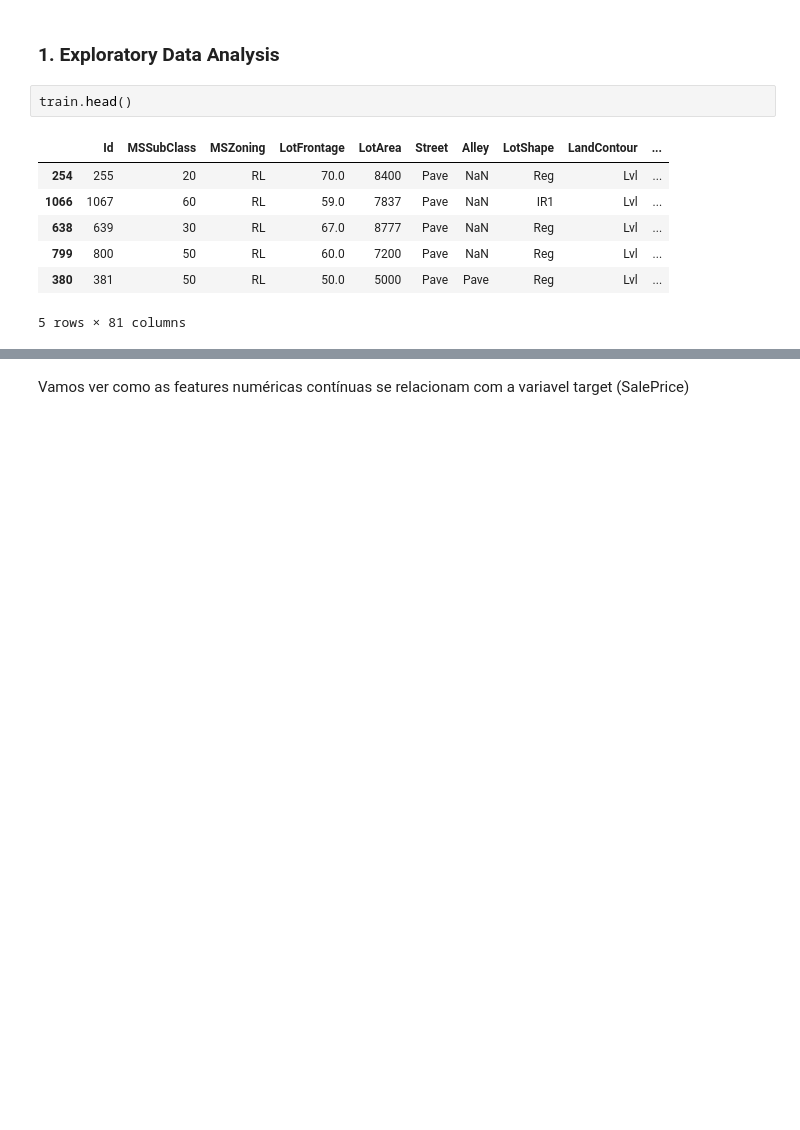
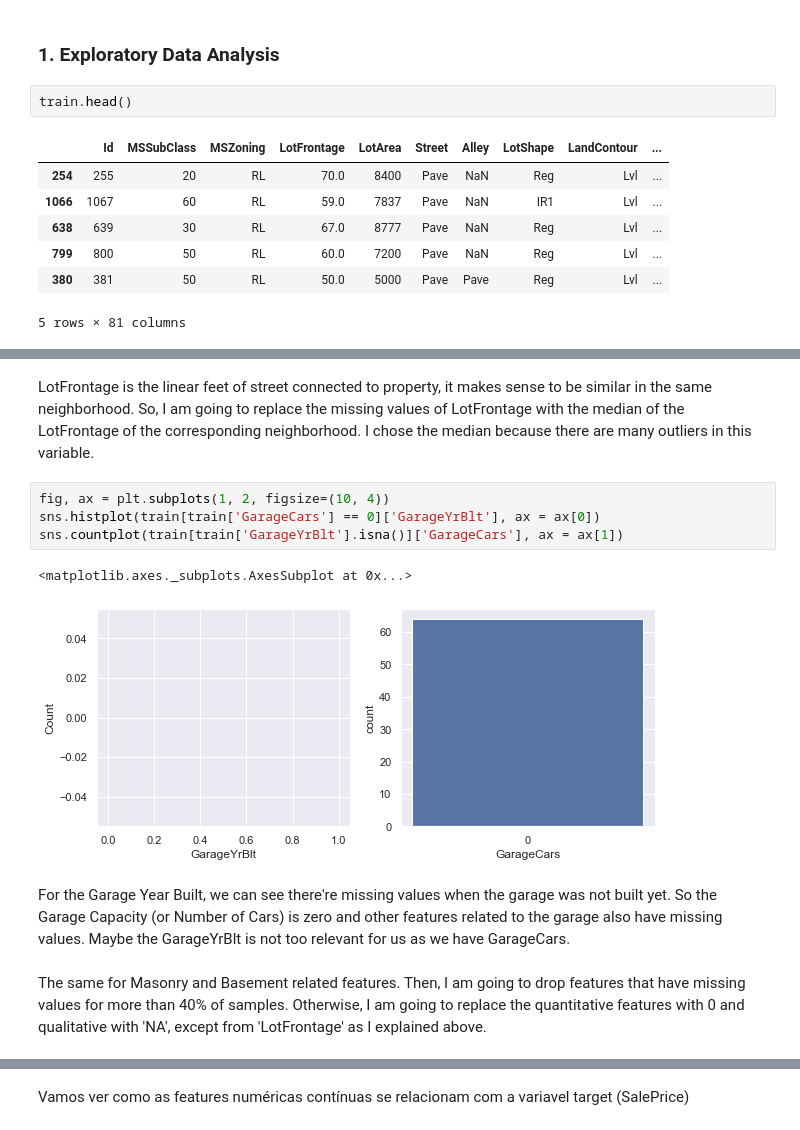
Before and after one commit to httplups/house-prices-advanced-regression-techniques, a Jupyter notebook: house-prices-regression.ipynb, the cells around one changed output, grey strips where cells are left out. Drawn from its saved outputs; the diff is of its cells as text; blank space fills up the shorter version.

```diff
--- a/house-prices-regression.ipynb
+++ b/house-prices-regression.ipynb
@@ -231,0 +260,14 @@ len(cat_nominal)
+# %% [markdown]
+LotFrontage is the linear feet of street connected to property, it makes sense to be similar in the same neighborhood. So, I am going to replace the missing values of LotFrontage with the median of the LotFrontage of the corresponding neighborhood. I chose the median because there are many outliers in this variable.
+# %%
+fig, ax = plt.subplots(1, 2, figsize=(10, 4))
+sns.histplot(train[train['GarageCars'] == 0]['GarageYrBlt'], ax = ax[0])
+sns.countplot(train[train['GarageYrBlt'].isna()]['GarageCars'], ax = ax[1])
+# %% [output]
+<matplotlib.axes._subplots.AxesSubplot at 0x...>
+[figure, added]
+# %% [markdown]
+For the Garage Year Built, we can see there're missing values when the garage was not built yet. So the Garage Capacity (or Number of Cars) is zero and other features related to the garage also have missing values. Maybe the GarageYrBlt is not too relevant for us as we have GarageCars.
+# %% [markdown]
+The same for Masonry and Basement related features.
+Then, I am going to drop features that have missing values for more than 40% of samples. Otherwise, I am going to replace the quantitative features with 0 and qualitative with 'NA', except from 'LotFrontage' as I explained above.
```
Also changed, not shown: parts of 70 cells of this notebook.
